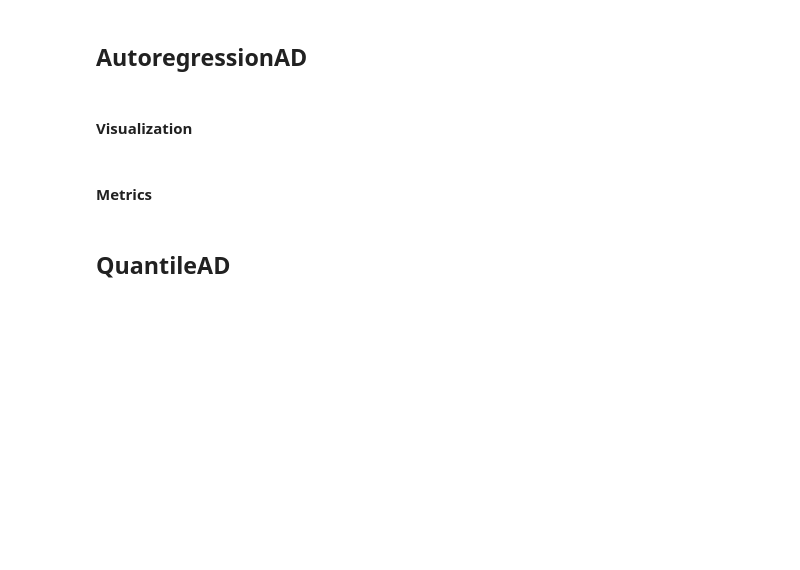
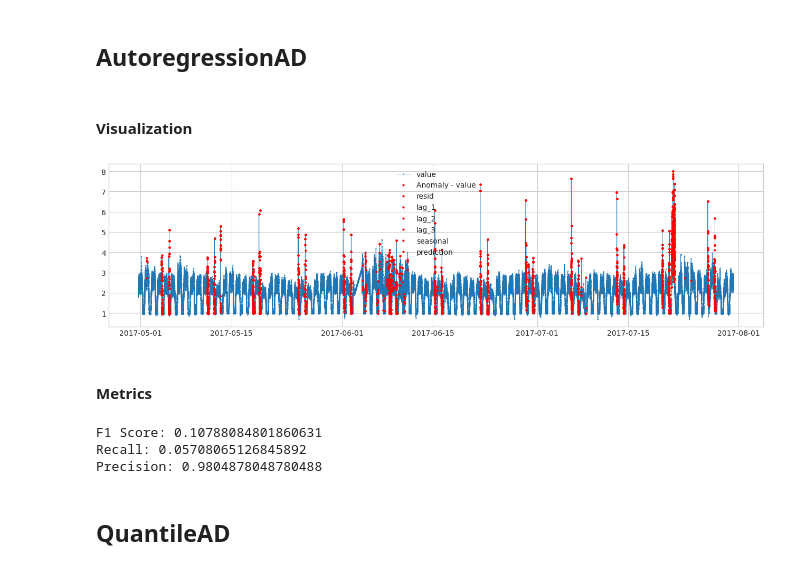
Before and after one commit to m3madadi/datadays, a Jupyter notebook: clustering_based.ipynb, the cells around one changed output. Cells and saved outputs as stored; diff of their text form; code cells hidden in the pictures; blank space fills up the shorter version.

```diff
--- a/clustering_based.ipynb
+++ b/clustering_based.ipynb
@@ -84,6 +84,6 @@ df = process_data(input_df)
 # scaler = StandardScaler()
 # np_scaled = scaler.fit_transform(df['value'].values.reshape(-1, 1))
 # df['scaled'] = np_scaled
-data = df[['value', 'resid', 'lag_1', 'lag_2', 'lag_3']]
+data = df[['value', 'resid', 'lag_1', 'lag_2', 'lag_3', 'seasonal']]
 # %%
 validate_df = validate_series(data)
@@ -92,7 +90,8 @@ validate_df = validate_series(data)
+# %%
+outliers_fraction = float(0.06)
 # %% [markdown]
 ## LOF
 # %%
 lof_clf = LocalOutlierFactor()
-lof_clf.fit(validate_df)
 # %%
 lof_prediction_df = data.copy()
@@ -105,5 +115,5 @@ print_metrics(df, lof_clf)
 # %% [markdown]
 ## COPOD
 # %%
-copod_clf = COPOD(0.06)
+copod_clf = COPOD(contamination=outliers_fraction)
 copod_clf.fit(validate_df)
@@ -183,11 +229,17 @@ anomalies['prediction'] = np.where(anomalies['value']==True, 1, 0)
 # %% [markdown]
 #### Visualization
 # %%
-plot(validate_df, anomaly=anomalies, ts_markersize=1, anomaly_color='red', anomaly_tag="marker", anomaly_markersize=2);
+plot(validate_df['value'], anomaly=anomalies, ts_markersize=1, anomaly_color='red', anomaly_tag="marker", anomaly_markersize=2);
+# %% [output]
+[figure, added]
 # %% [markdown]
 #### Metrics
 # %%
 print_metrics(df, anomalies)
+# %% [output]
+F1 Score: 0.10788084801860631
+Recall: 0.05708065126845892
+Precision: 0.9804878048780488
 # %% [markdown]
 ## QuantileAD
 # %%
```
Also changed, not shown: parts of 38 cells of this notebook, 2 other files.
